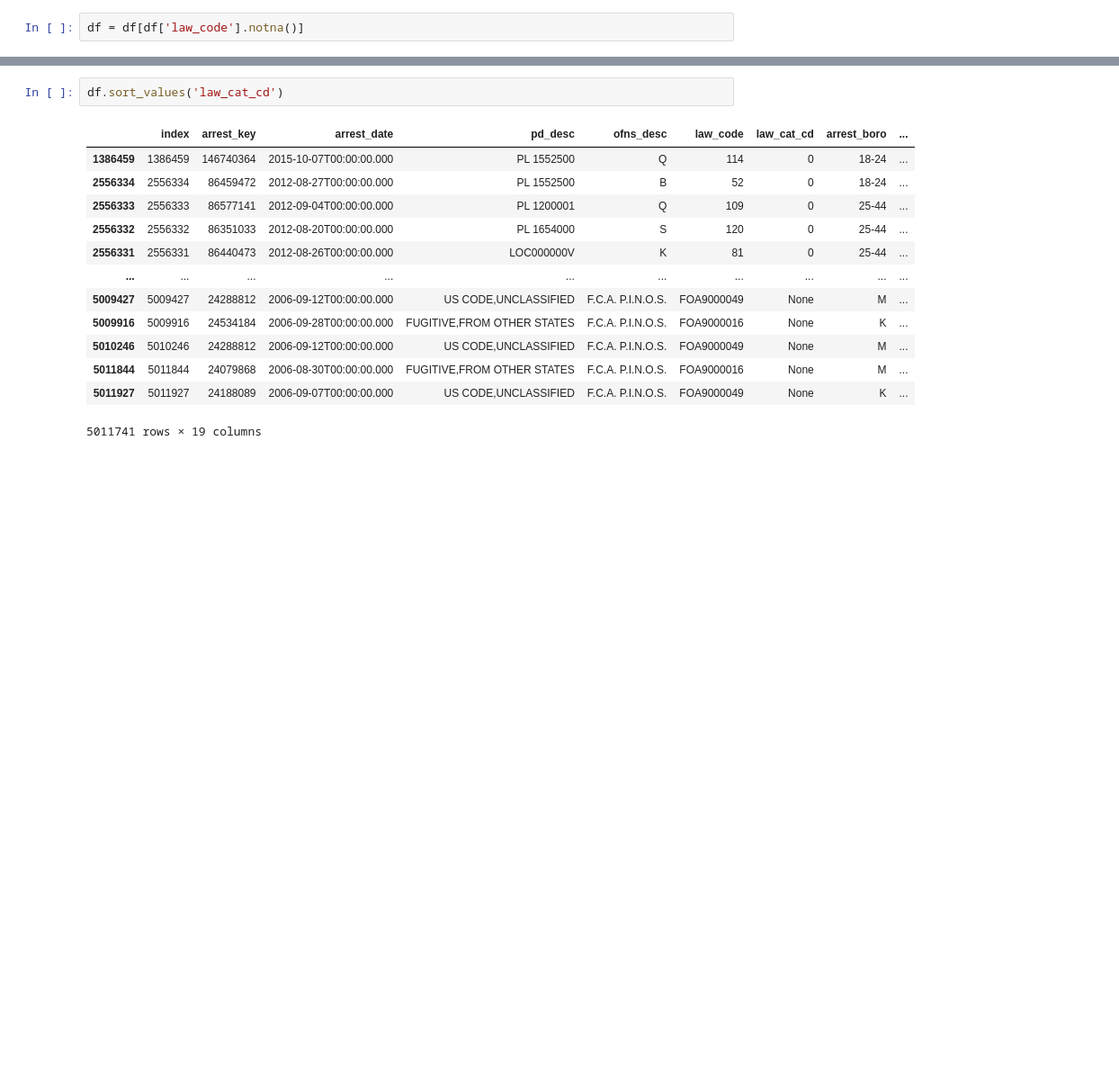
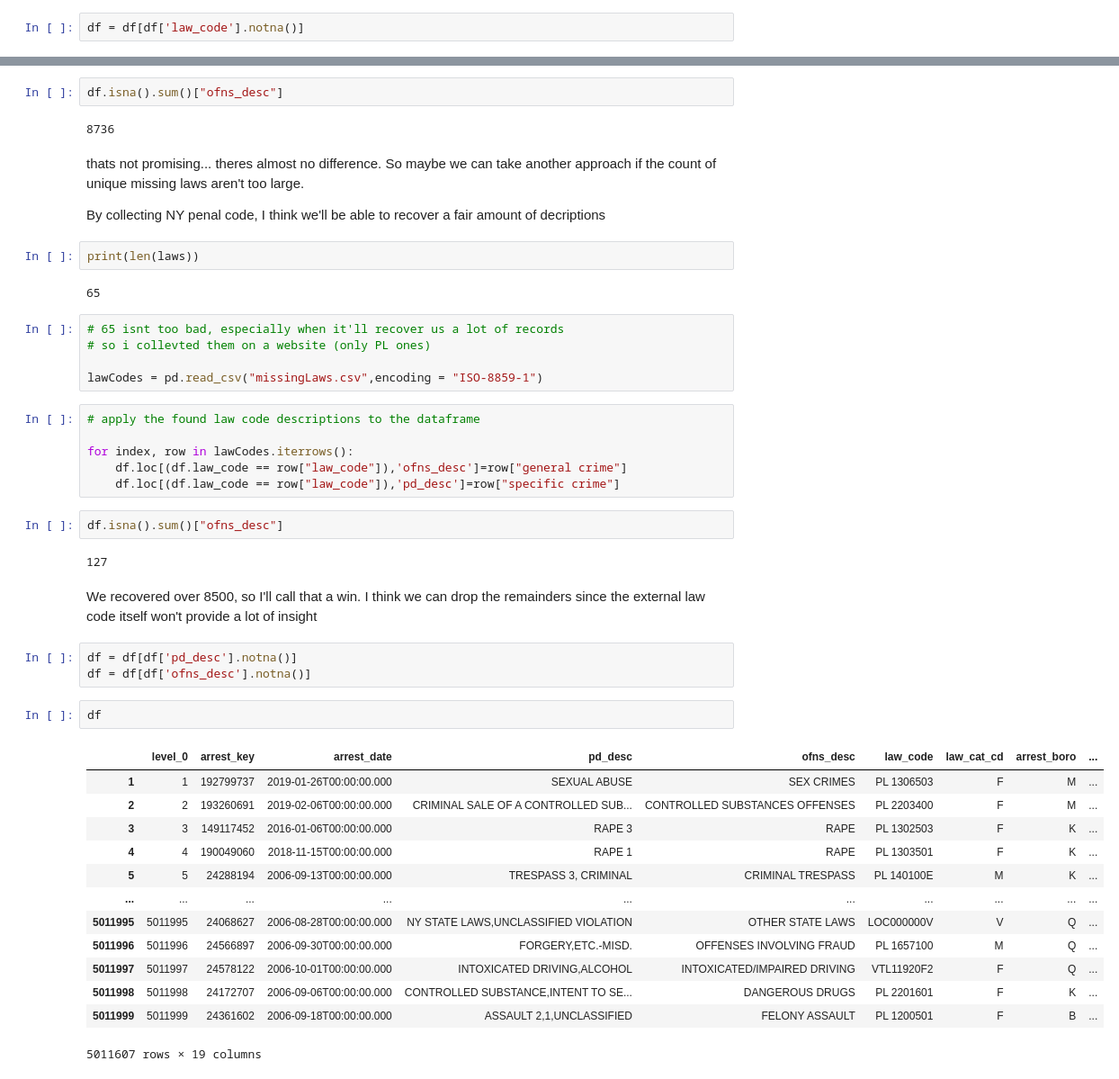
Before and after one commit to ajkarella/CrimeData, a Jupyter notebook: dataCollection/Preprocessing.ipynb, the cells around one changed output, grey strips where cells are left out. Shown at 90% size. Drawn from its saved outputs; the diff is of its cells as text; blank space fills up the shorter version.

```diff
--- a/dataCollection/Preprocessing.ipynb
+++ b/dataCollection/Preprocessing.ipynb
@@ -122,16 +153,48 @@ df = df[df['law_code'].notna()]
+# %%
+df.isna().sum()["ofns_desc"]
+# %% [output]
+8736
+# %% [markdown]
+thats not promising... theres almost no difference. So maybe we can take another approach if the count of unique missing laws aren't too large.
+
+By collecting NY penal code, I think we'll be able to recover a fair amount of decriptions
+# %%
+print(len(laws))
+# %% [output]
+65
+# %%
+# 65 isnt too bad, especially when it'll recover us a lot of records
+# so i collevted them on a website (only PL ones)
+
+lawCodes = pd.read_csv("missingLaws.csv",encoding = "ISO-8859-1")
+# %%
+# apply the found law code descriptions to the dataframe
+
+for index, row in lawCodes.iterrows():
+    df.loc[(df.law_code == row["law_code"]),'ofns_desc']=row["general crime"]
+    df.loc[(df.law_code == row["law_code"]),'pd_desc']=row["specific crime"]
+# %%
+df.isna().sum()["ofns_desc"]
+# %% [output]
+127
+# %% [markdown]
+We recovered over 8500, so I'll call that a win. I think we can drop the remainders since the external law code itself won't provide a lot of insight
+# %%
+df = df[df['pd_desc'].notna()]
+df = df[df['ofns_desc'].notna()]
 # %%
-df.sort_values('law_cat_cd')
+df
 # %% [output]
-|  | index | arrest_key | arrest_date | pd_desc | ofns_desc | law_code | law_cat_cd | arrest_boro | ... |
-| 1386459 | 1386459 | 146740364 | 2015-10-07T00:00:00.000 | PL 1552500 | Q | 114 | 0 | 18-24 | ... |
-| 2556334 | 2556334 | 86459472 | 2012-08-27T00:00:00.000 | PL 1552500 | B | 52 | 0 | 18-24 | ... |
-| 2556333 | 2556333 | 86577141 | 2012-09-04T00:00:00.000 | PL 1200001 | Q | 109 | 0 | 25-44 | ... |
-| 2556332 | 2556332 | 86351033 | 2012-08-20T00:00:00.000 | PL 1654000 | S | 120 | 0 | 25-44 | ... |
-| 2556331 | 2556331 | 86440473 | 2012-08-26T00:00:00.000 | LOC000000V | K | 81 | 0 | 25-44 | ... |
+|  | level_0 | arrest_key | arrest_date | pd_desc | ofns_desc | law_code | law_cat_cd | arrest_boro | ... |
+| 1 | 1 | 192799737 | 2019-01-26T00:00:00.000 | SEXUAL ABUSE | SEX CRIMES | PL 1306503 | F | M | ... |
+| 2 | 2 | 193260691 | 2019-02-06T00:00:00.000 | CRIMINAL SALE OF A CONTROLLED SUB... | CONTROLLED SUBSTANCES OFFENSES | PL 2203400 | F | M | ... |
+| 3 | 3 | 149117452 | 2016-01-06T00:00:00.000 | RAPE 3 | RAPE | PL 1302503 | F | K | ... |
+| 4 | 4 | 190049060 | 2018-11-15T00:00:00.000 | RAPE 1 | RAPE | PL 1303501 | F | K | ... |
+| 5 | 5 | 24288194 | 2006-09-13T00:00:00.000 | TRESPASS 3, CRIMINAL | CRIMINAL TRESPASS | PL 140100E | M | K | ... |
 | ... | ... | ... | ... | ... | ... | ... | ... | ... | ... |
-| 5009427 | 5009427 | 24288812 | 2006-09-12T00:00:00.000 | US CODE,UNCLASSIFIED | F.C.A. P.I.N.O.S. | FOA9000049 | None | M | ... |
-| 5009916 | 5009916 | 24534184 | 2006-09-28T00:00:00.000 | FUGITIVE,FROM OTHER STATES | F.C.A. P.I.N.O.S. | FOA9000016 | None | K | ... |
-| 5010246 | 5010246 | 24288812 | 2006-09-12T00:00:00.000 | US CODE,UNCLASSIFIED | F.C.A. P.I.N.O.S. | FOA9000049 | None | M | ... |
-| 5011844 | 5011844 | 24079868 | 2006-08-30T00:00:00.000 | FUGITIVE,FROM OTHER STATES | F.C.A. P.I.N.O.S. | FOA9000016 | None | M | ... |
-| 5011927 | 5011927 | 24188089 | 2006-09-07T00:00:00.000 | US CODE,UNCLASSIFIED | F.C.A. P.I.N.O.S. | FOA9000049 | None | K | ... |
+| 5011995 | 5011995 | 24068627 | 2006-08-28T00:00:00.000 | NY STATE LAWS,UNCLASSIFIED VIOLATION | OTHER STATE LAWS | LOC000000V | V | Q | ... |
+| 5011996 | 5011996 | 24566897 | 2006-09-30T00:00:00.000 | FORGERY,ETC.-MISD. | OFFENSES INVOLVING FRAUD | PL 1657100 | M | Q | ... |
+| 5011997 | 5011997 | 24578122 | 2006-10-01T00:00:00.000 | INTOXICATED DRIVING,ALCOHOL | INTOXICATED/IMPAIRED DRIVING | VTL11920F2 | F | Q | ... |
+| 5011998 | 5011998 | 24172707 | 2006-09-06T00:00:00.000 | CONTROLLED SUBSTANCE,INTENT TO SE... | DANGEROUS DRUGS | PL 2201601 | F | K | ... |
+| 5011999 | 5011999 | 24361602 | 2006-09-18T00:00:00.000 | ASSAULT 2,1,UNCLASSIFIED | FELONY ASSAULT | PL 1200501 | F | B | ... |
-5011741 rows × 19 columns
+5011607 rows × 19 columns
```
Also changed, not shown: parts of 13 cells of this notebook.
